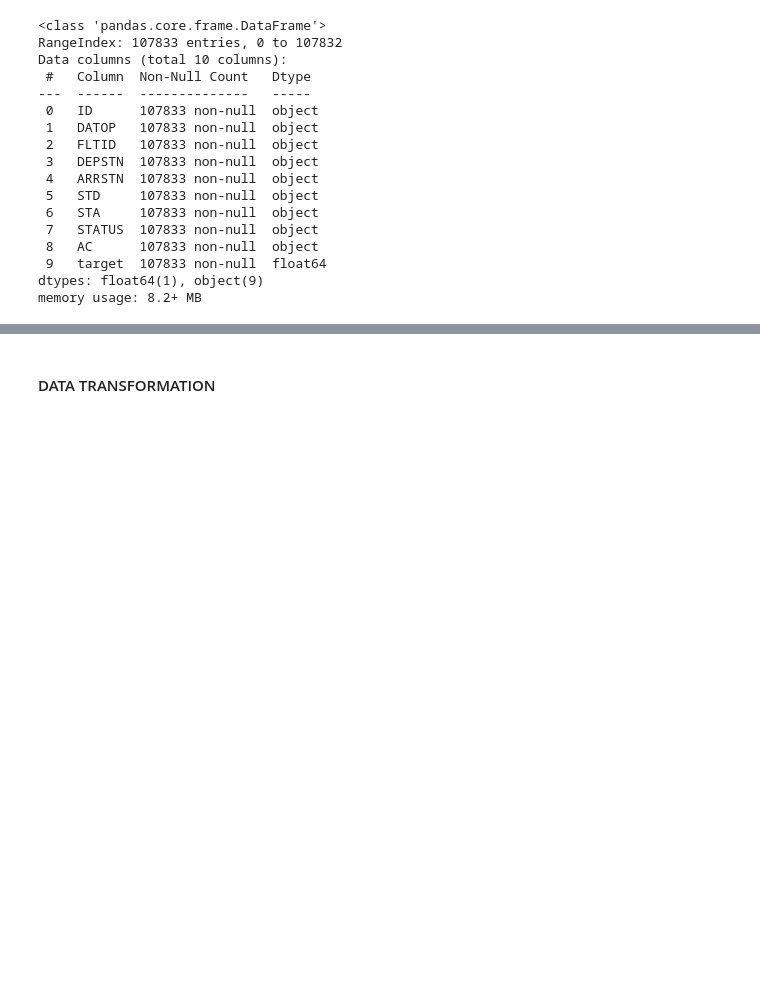
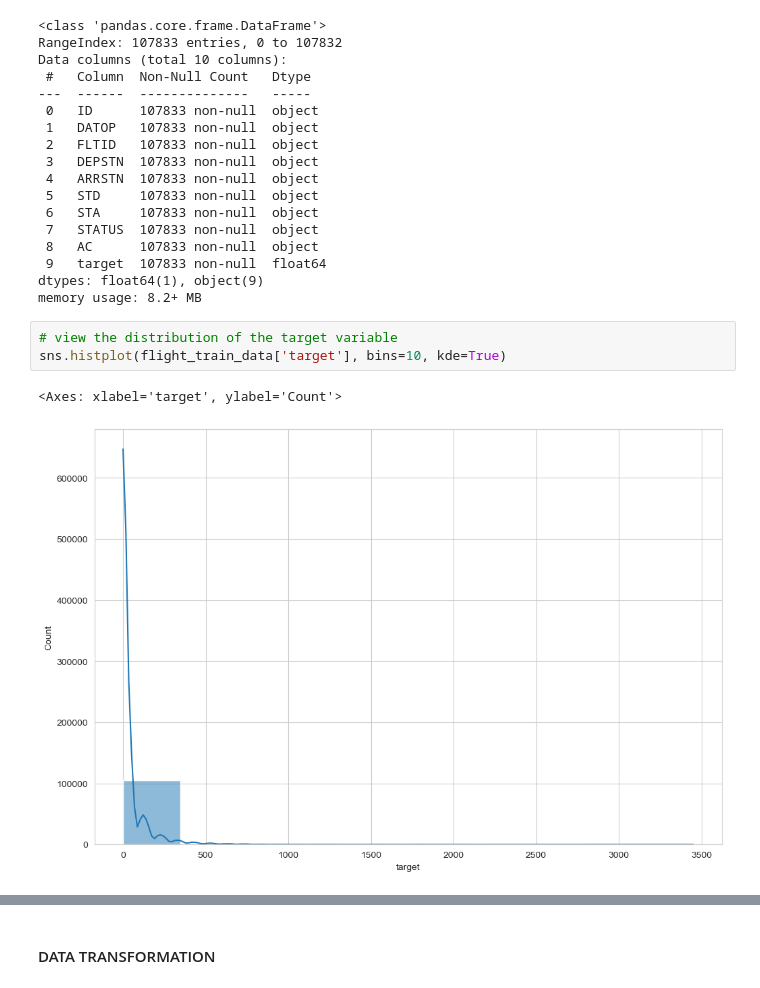
Before and after one commit to Ezerioha-ifeanyi/Week-14-Take-Home, a Jupyter notebook: Take Home.ipynb, the cells around one changed output, grey strips where cells are left out. Drawn from its saved outputs; the diff is of its cells as text; blank space fills up the shorter version.

```diff
--- a/Take Home.ipynb
+++ b/Take Home.ipynb
@@ -3630,3 +3729,9 @@ Data columns (total 10 columns):
  9   target  107833 non-null  float64
 dtypes: float64(1), object(9)
 memory usage: 8.2+ MB
+# %%
+# view the distribution of the target variable
+sns.histplot(flight_train_data['target'], bins=10, kde=True)
+# %% [output]
+<Axes: xlabel='target', ylabel='Count'>
+[figure, added]
```
Also changed, not shown: parts of 26 cells of this notebook.
